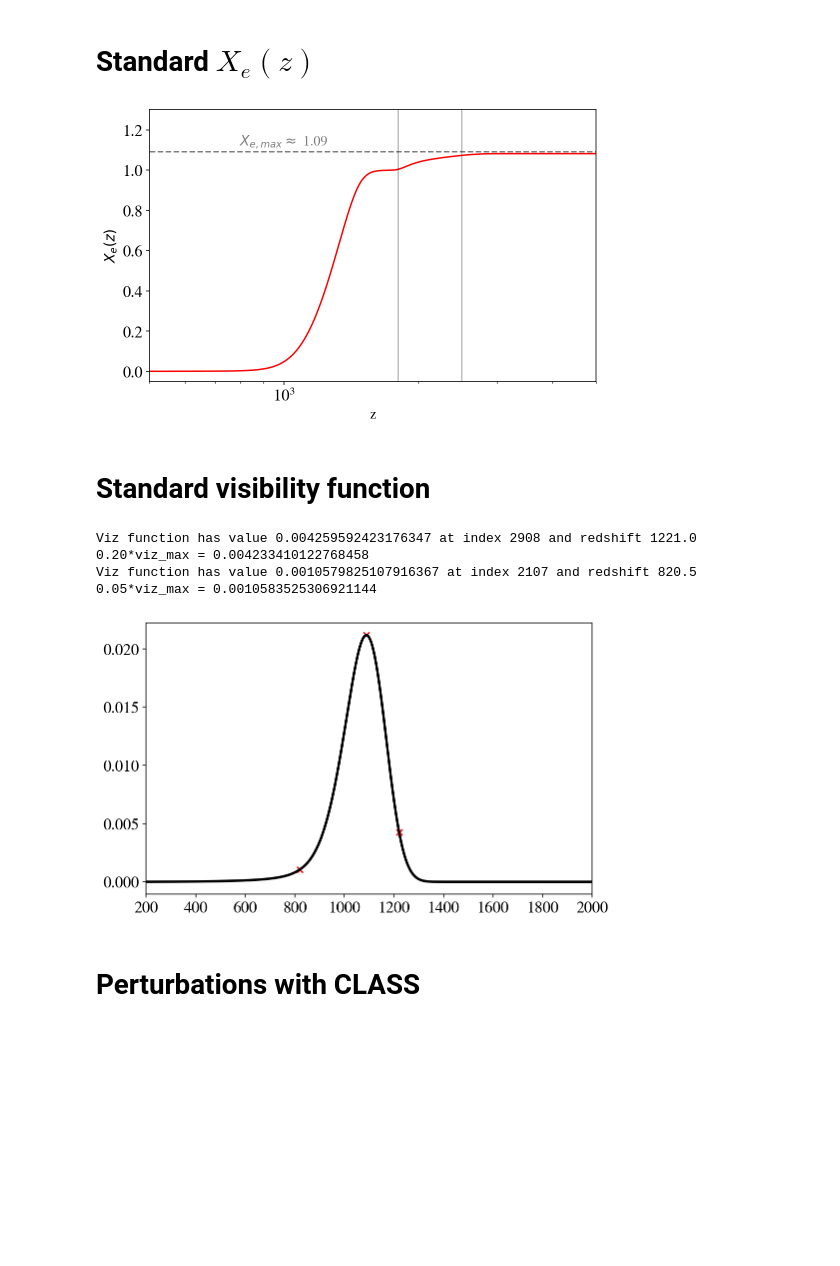
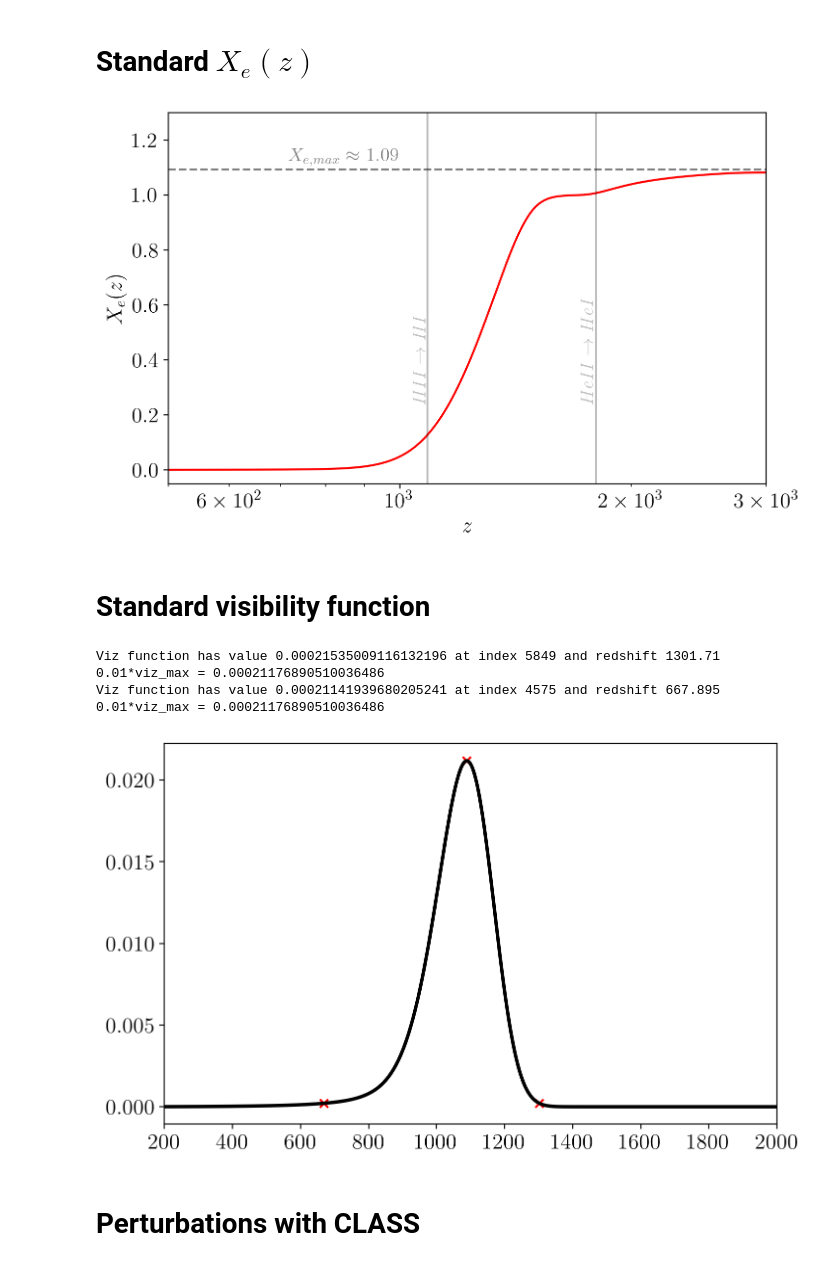
Before and after one commit to gplynch619/recombination, a Jupyter notebook: notebooks/MCMC_setup.ipynb, the cells around one changed output. Cells and saved outputs as stored; diff of their text form; code cells hidden in the pictures; blank space fills up the shorter version.

```diff
--- a/notebooks/MCMC_setup.ipynb
+++ b/notebooks/MCMC_setup.ipynb
@@ -34,9 +34,9 @@ standard_params = {
 font = {'size'   : 16, 'family':'STIXGeneral'}
 axislabelfontsize='large'
 matplotlib.rc('font', **font)
-matplotlib.mathtext.rcParams['legend.fontsize']='medium'
 plt.rcParams["figure.figsize"] = [8.0,6.0]
-fsize=14
+plt.rcParams['text.usetex']=True
+fsize=16
 
 ######################################################
 #  Configuring the run
@@ -82,39 +81,42 @@ ll = np.arange(2, ll_max+1)
 muK2 = (Tcmb)**2
 tt_fid = muK2*M.lensed_cl(ll_max)['tt'][2:]
 
 fiducial = fiducial_thermo["x_fid"]
 fiducial_viz = fiducial_thermo["kappa' [Mpc^-1]"]*fiducial_thermo["exp(-kappa)"]
 ######################################################
 ######################################################
 
 Yp = M.get_current_derived_parameters(['YHe'])['YHe']
 xe_max = 1 + Yp/2*(1-Yp)
 
 ######################################################
 # Plots
 ######################################################
 
 fig,ax=plt.subplots(figsize=(8,5))
 
 ax.plot(fiducial_thermo['z'], fiducial_thermo['x_e'], color='red')
-ax.set_xlim([500, 5000])
+ax.set_xlim([500, 3000])
 ax.set_ylim([-0.05, 1.3])
 ax.axhline([[xe_max]], linestyle="dashed", color="black", alpha=0.5)
 ax.text(0.2, 0.87, "$X_{{e,max}} \\approx$ {:.2f}".format(xe_max), fontsize=14, transform=ax.transAxes, alpha=0.5)
+
 ax.axvline([1800], color="black", alpha=0.25)
 
-ax.axvline([2500], color="black", alpha=0.25)
+ax.axvline([1088], color="black", alpha=0.25)
+#ax.axvline([2500], color="black", alpha=0.25)
 
+ax.text(1720, 0.25, "$HeII \\to HeI$", color="black", alpha=0.25, rotation=90, fontsize = 14)
+ax.text(1040, 0.25, "$HII \\to HI$", color="black", alpha=0.25, rotation=90, fontsize = 14)
 
 #ax.set_yscale('log')
 ax.set_xscale('log')
-ax.set_xlabel('z', fontsize=fsize)
+ax.set_xlabel('$z$', fontsize=fsize)
 ax.set_ylabel('$X_e(z)$', fontsize=fsize)
-
+plt.savefig("../results/standard_xe.jpg",dpi=300, bbox_inches='tight')
 plt.show()
-#plt.savefig("../results/standard_xe.pdf",dpi=300, bbox_inches='tight')
 # %% [output]
-[figure, old version]
+[figure, new version]
 # %% [markdown]
 # Standard visibility function
 # %%
@@ -123,8 +125,8 @@ fig,ax = plt.subplots(figsize=(8,5))
 ind_max = np.argmax(fiducial_viz)
 max_viz = fiducial_viz[ind_max]
 
-highz_percent_cutoff = 0.2
-lowz_percent_cutoff = 0.05
+highz_percent_cutoff = 0.01
+lowz_percent_cutoff = 0.01
 
 test = np.where(fiducial_viz<highz_percent_cutoff*max_viz, 1, 0)
 ind_highz = np.argwhere(np.diff(test)==1)[0][0]
@@ -146,11 +148,11 @@ ax.set_xlim([200, 2000])
 
 plt.show()
 # %% [output]
-Viz function has value 0.004259592423176347 at index 2908 and redshift 1221.0
-0.20*viz_max = 0.004233410122768458
-Viz function has value 0.0010579825107916367 at index 2107 and redshift 820.5
-0.05*viz_max = 0.0010583525306921144
+Viz function has value 0.00021535009116132196 at index 5849 and redshift 1301.71
+0.01*viz_max = 0.00021176890510036486
+Viz function has value 0.00021141939680205241 at index 4575 and redshift 667.895
+0.01*viz_max = 0.00021176890510036486
-[figure, old version]
+[figure, new version]
 # %% [markdown]
 # Perturbations with CLASS
 # %%
```
Also changed, not shown: parts of 8 cells of this notebook, 8 other files.
